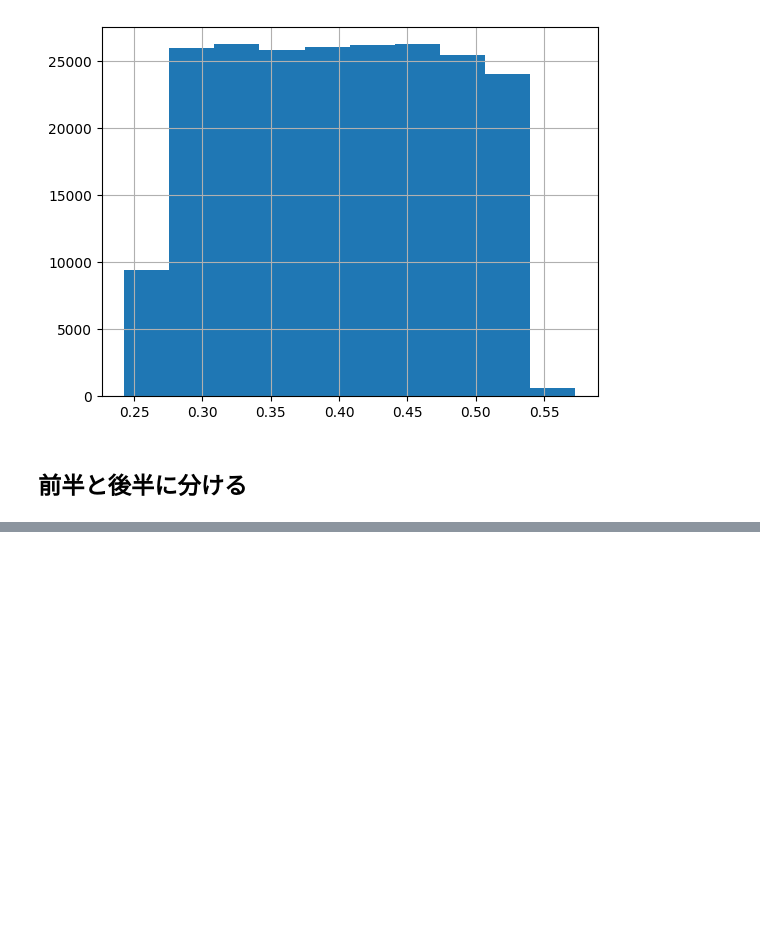
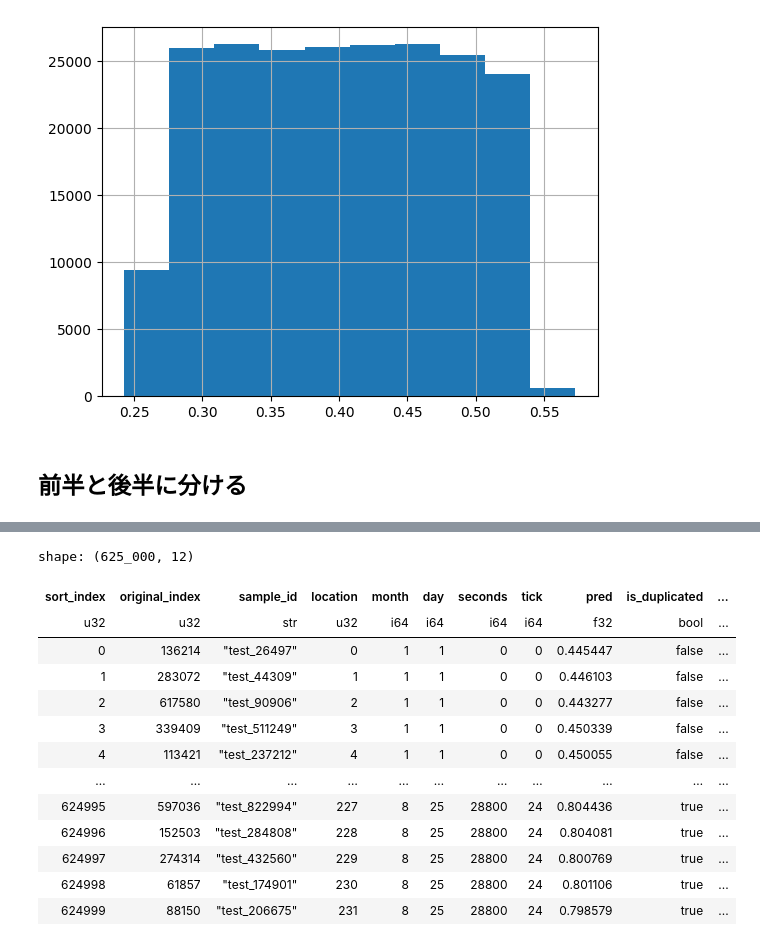
Before and after one commit to unonao/kaggle-leap, a Jupyter notebook: notebook/2024-07-10_join_hack.ipynb, the cells around one changed output, grey strips where cells are left out. Cells and saved outputs as stored; diff of their text form; code cells hidden in the pictures; blank space fills up the shorter version.

```diff
--- a/notebook/2024-07-10_join_hack.ipynb
+++ b/notebook/2024-07-10_join_hack.ipynb
@@ -316,0 +245,18 @@ test_info_top1_df.filter(pl.col("count") >= 2)
+# %%
+original2sort_index = test_info_year_df.sort("sort_index")["original_index"].to_numpy()
+test_info_year_df[original2sort_index]
+# %% [output]
+shape: (625_000, 12)
+| sort_index | original_index | sample_id | location | month | day | seconds | tick | pred | is_duplicated | ... |
+| u32 | u32 | str | u32 | i64 | i64 | i64 | i64 | f32 | bool | ... |
+| 0 | 136214 | "test_26497" | 0 | 1 | 1 | 0 | 0 | 0.445447 | false | ... |
+| 1 | 283072 | "test_44309" | 1 | 1 | 1 | 0 | 0 | 0.446103 | false | ... |
+| 2 | 617580 | "test_90906" | 2 | 1 | 1 | 0 | 0 | 0.443277 | false | ... |
+| 3 | 339409 | "test_511249" | 3 | 1 | 1 | 0 | 0 | 0.450339 | false | ... |
+| 4 | 113421 | "test_237212" | 4 | 1 | 1 | 0 | 0 | 0.450055 | false | ... |
+| … | … | … | … | … | … | … | … | … | … | ... |
+| 624995 | 597036 | "test_822994" | 227 | 8 | 25 | 28800 | 24 | 0.804436 | true | ... |
+| 624996 | 152503 | "test_284808" | 228 | 8 | 25 | 28800 | 24 | 0.804081 | true | ... |
+| 624997 | 274314 | "test_432560" | 229 | 8 | 25 | 28800 | 24 | 0.800769 | true | ... |
+| 624998 | 61857 | "test_174901" | 230 | 8 | 25 | 28800 | 24 | 0.801106 | true | ... |
+| 624999 | 88150 | "test_206675" | 231 | 8 | 25 | 28800 | 24 | 0.798579 | true | ... |
```
Also changed, not shown: parts of 17 cells of this notebook, 9 other files.
